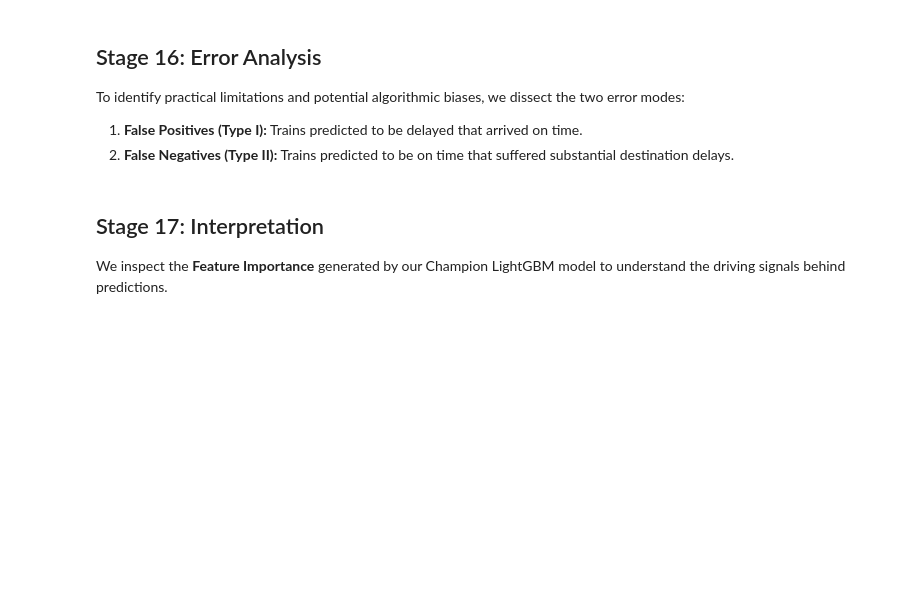
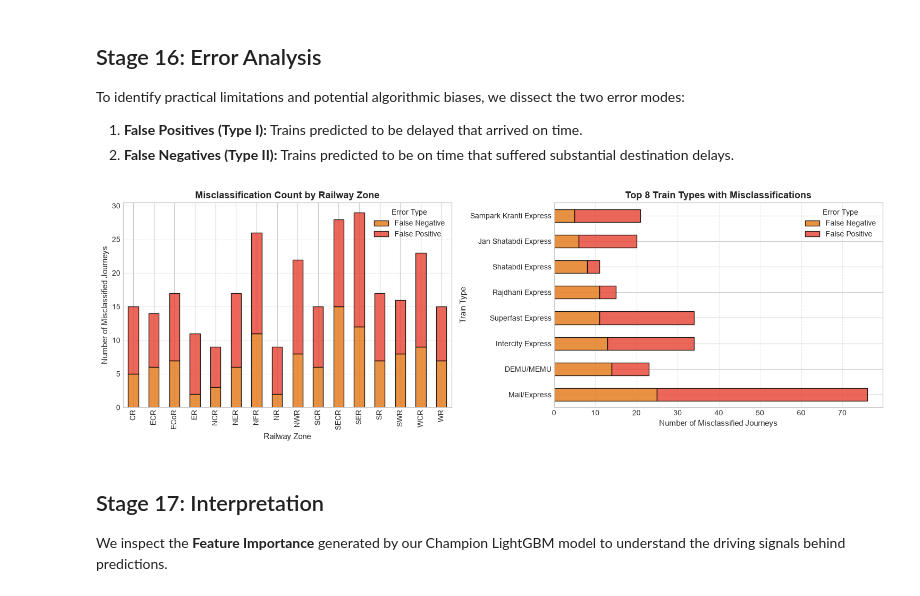
Before and after one commit to kirtan-thakkar/ml, a Jupyter notebook: notebooks/03_Model_Training_Tuning_and_Evaluation.ipynb, the cells around one changed output. Drawn from its saved outputs; the diff is of its cells as text; code cells hidden in the pictures; blank space fills up the shorter version.

```diff
--- a/notebooks/03_Model_Training_Tuning_and_Evaluation.ipynb
+++ b/notebooks/03_Model_Training_Tuning_and_Evaluation.ipynb
@@ -363,39 +504,41 @@ To identify practical limitations and potential algorithmic biases, we dissect t
 1. **False Positives (Type I):** Trains predicted to be delayed that arrived on time.
 2. **False Negatives (Type II):** Trains predicted to be on time that suffered substantial destination delays.
 # %%
-val_analysis = X_val.copy()
+val_analysis = X_val_raw.copy()
 val_analysis['actual'] = y_val.values
 val_analysis['predicted'] = results['Tuned LightGBM']['preds']
 val_analysis['prob'] = results['Tuned LightGBM']['probs']
 
 val_analysis['error_type'] = 'Correct'
 val_analysis.loc[(val_analysis['actual'] == 0) & (val_analysis['predicted'] == 1), 'error_type'] = 'False Positive'
 val_analysis.loc[(val_analysis['actual'] == 1) & (val_analysis['predicted'] == 0), 'error_type'] = 'False Negative'
 
 fig, axes = plt.subplots(1, 2, figsize=(15, 5))
 
 # Error Distribution by Railway Zone
 zone_errors = val_analysis[val_analysis['error_type'] != 'Correct'].groupby(['zone_abbr', 'error_type']).size().unstack(fill_value=0)
 zone_errors.plot(kind='bar', stacked=True, color=['#e67e22', '#e74c3c'], ax=axes[0], edgecolor='black', alpha=0.85)
 axes[0].set_title('Misclassification Count by Railway Zone', fontsize=13, fontweight='bold')
 axes[0].set_xlabel('Railway Zone', fontsize=11)
 axes[0].set_ylabel('Number of Misclassified Journeys', fontsize=11)
 axes[0].legend(title='Error Type')
 axes[0].grid(axis='y', linestyle='--', alpha=0.5)
 
 # Error Distribution by Train Category
 type_errors = val_analysis[val_analysis['error_type'] != 'Correct'].groupby(['train_type', 'error_type']).size().unstack(fill_value=0)
 type_errors.sort_values(by=['False Negative', 'False Positive'], ascending=False).head(8).plot(
     kind='barh', stacked=True, color=['#e67e22', '#e74c3c'], ax=axes[1], edgecolor='black', alpha=0.85
 )
 axes[1].set_title('Top 8 Train Types with Misclassifications', fontsize=13, fontweight='bold')
 axes[1].set_xlabel('Number of Misclassified Journeys', fontsize=11)
 axes[1].set_ylabel('Train Type', fontsize=11)
 axes[1].legend(title='Error Type')
 axes[1].grid(axis='x', linestyle='--', alpha=0.5)
 
 plt.tight_layout()
 plt.show()
+# %% [output]
+[figure, added]
 # %% [markdown]
 ## Stage 17: Interpretation
 
```
Also changed, not shown: parts of 11 cells of this notebook, 4 other files.
